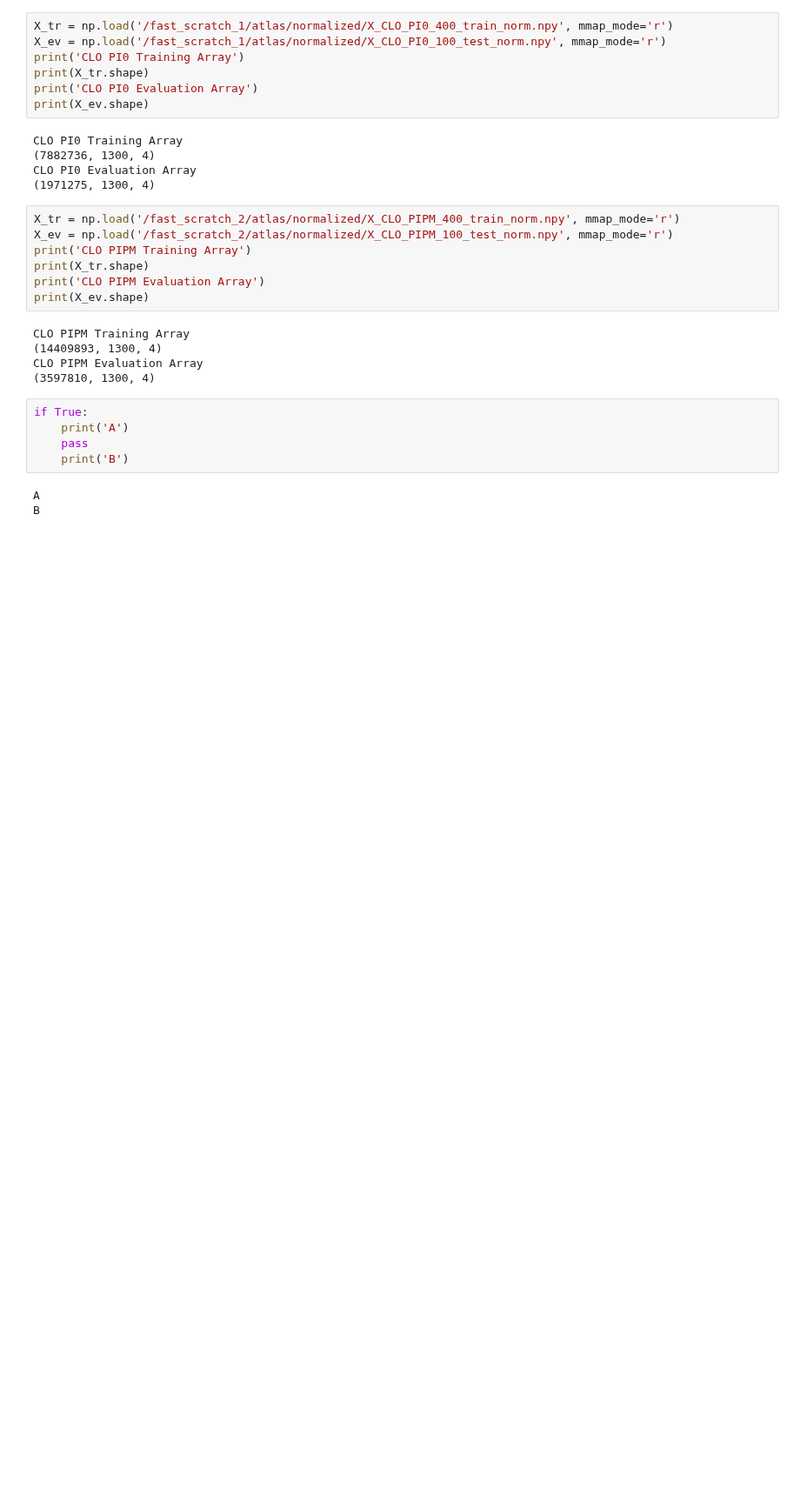
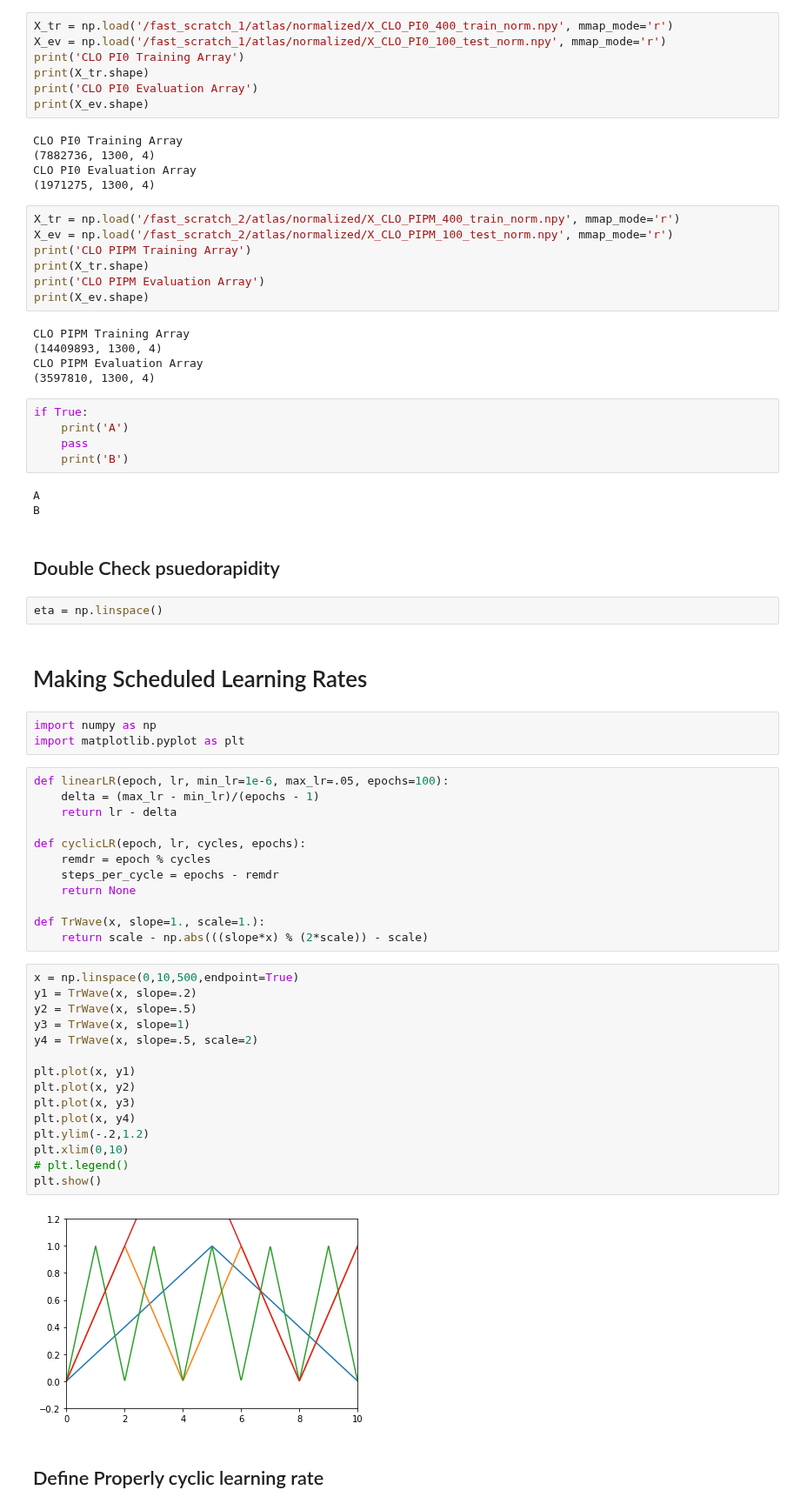
Before and after one commit to russbate42/UBCPionML, a Jupyter notebook: clusters/Benchmarking_Testing.ipynb, the cells around one changed output. Shown at 87% size. Cells and saved outputs as stored; diff of their text form; blank space fills up the shorter version.

```diff
--- a/clusters/Benchmarking_Testing.ipynb
+++ b/clusters/Benchmarking_Testing.ipynb
@@ -536,3 +538,43 @@ if True:
 # %% [output]
 A
 B
+# %% [markdown]
+## Double Check psuedorapidity
+# %%
+eta = np.linspace()
+# %% [markdown]
+# Making Scheduled Learning Rates
+# %%
+import numpy as np
+import matplotlib.pyplot as plt
+# %%
+def linearLR(epoch, lr, min_lr=1e-6, max_lr=.05, epochs=100):
+    delta = (max_lr - min_lr)/(epochs - 1)
+    return lr - delta
+
+def cyclicLR(epoch, lr, cycles, epochs):
+    remdr = epoch % cycles
+    steps_per_cycle = epochs - remdr
+    return None
+
+def TrWave(x, slope=1., scale=1.):
+    return scale - np.abs(((slope*x) % (2*scale)) - scale)
+# %%
+x = np.linspace(0,10,500,endpoint=True)
+y1 = TrWave(x, slope=.2)
+y2 = TrWave(x, slope=.5)
+y3 = TrWave(x, slope=1)
+y4 = TrWave(x, slope=.5, scale=2)
+
+plt.plot(x, y1)
+plt.plot(x, y2)
+plt.plot(x, y3)
+plt.plot(x, y4)
+plt.ylim(-.2,1.2)
+plt.xlim(0,10)
+# plt.legend()
+plt.show()
+# %% [output]
+[figure, added]
+# %% [markdown]
+## Define Properly cyclic learning rate
```
Also changed, not shown: parts of 2 cells of this notebook, 11 other files.
